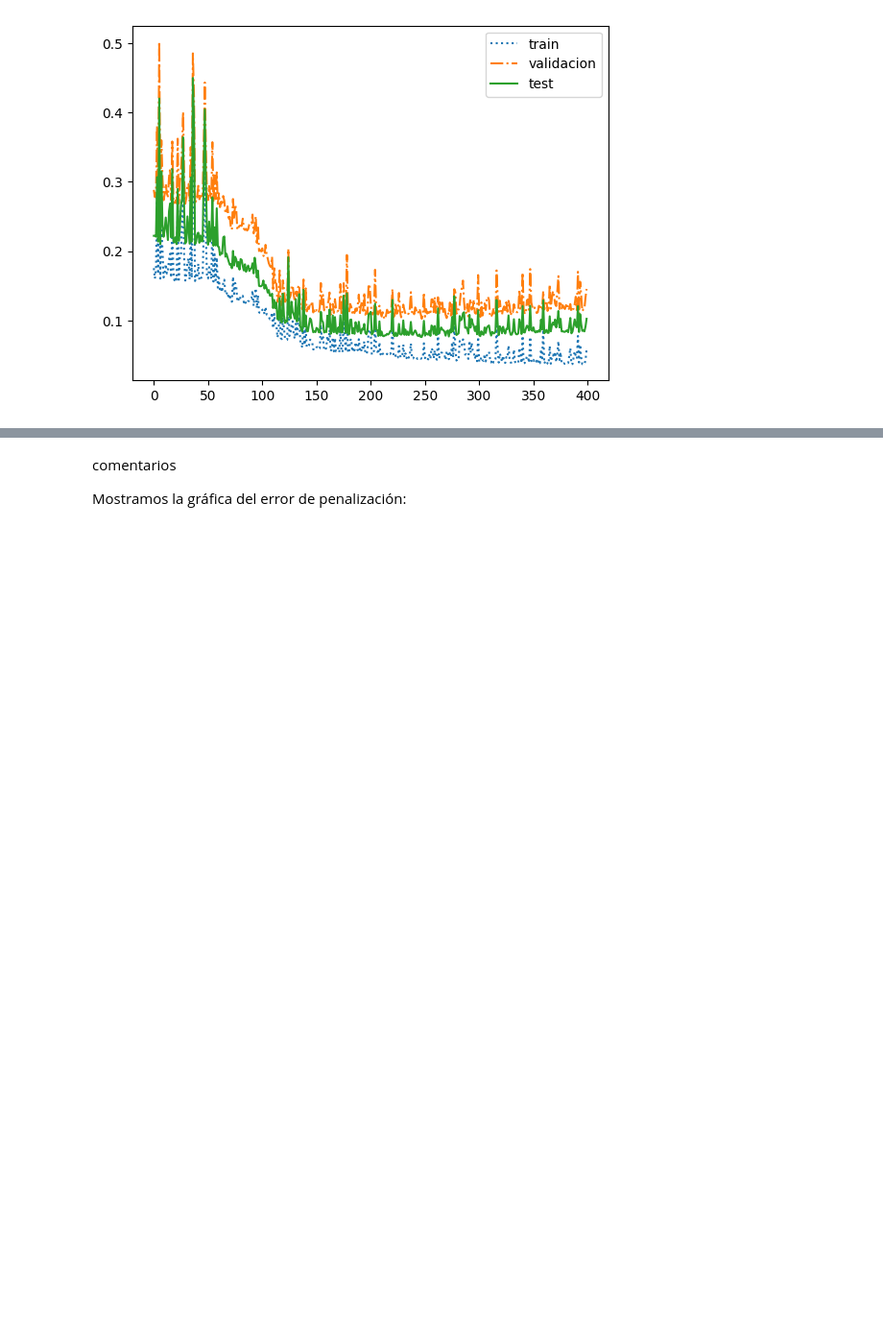
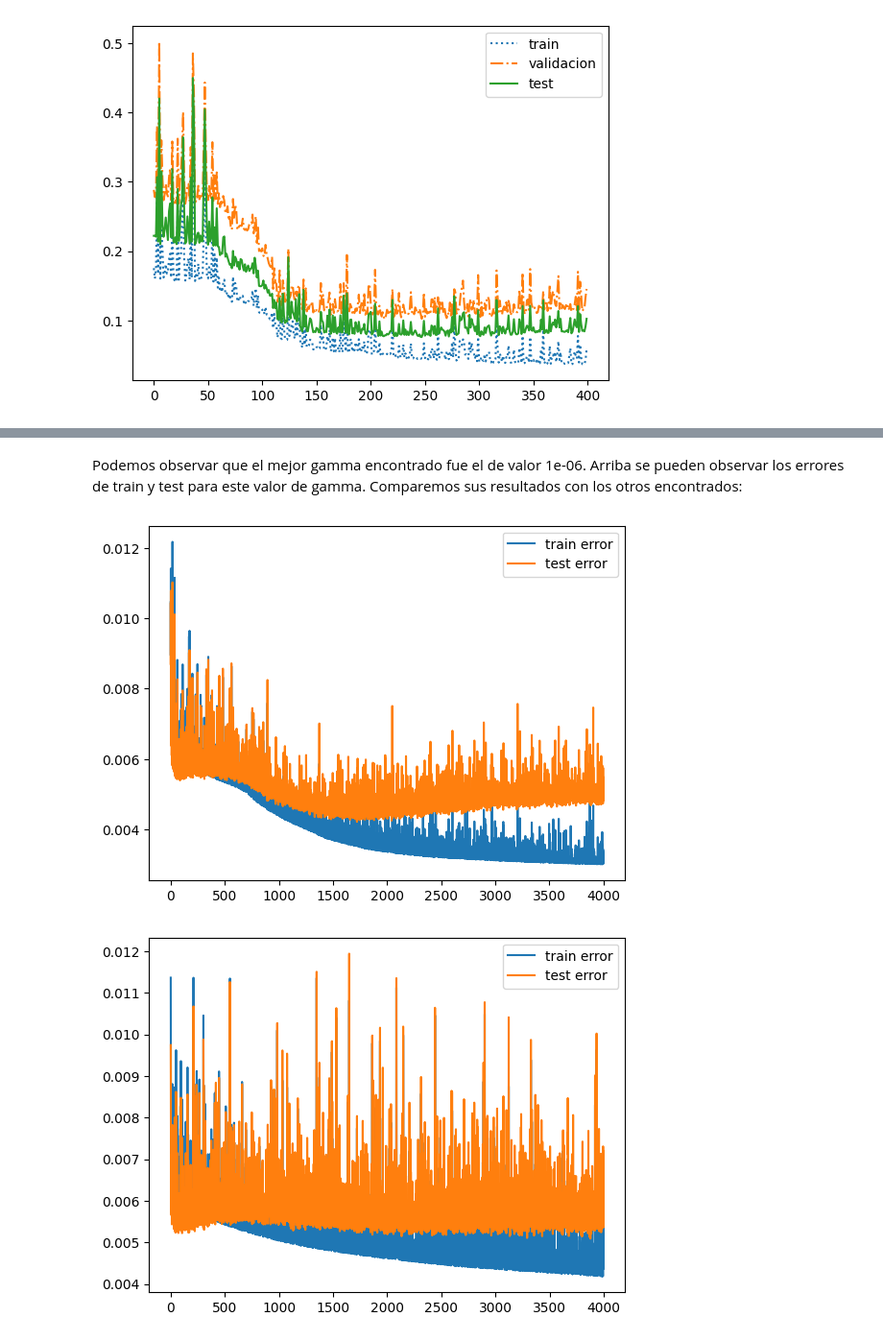
Before and after one commit to alduzarate/MachineLearning, a Jupyter notebook: TP2/ANN.ipynb, the cells around one changed output, grey strips where cells are left out. Shown at 96% size. Drawn from its saved outputs; the diff is of its cells as text; code cells hidden in the pictures; blank space fills up the shorter version.

```diff
--- a/TP2/ANN.ipynb
+++ b/TP2/ANN.ipynb
@@ -395,4 +397,14 @@ plt.show()
-# %% [markdown]
-comentarios
-
-Mostramos la gráfica del error de penalización:
+# %% [markdown]
+Podemos observar que el mejor gamma encontrado fue el de valor 1e-06. Arriba se pueden observar los errores de train y test para este valor de gamma. Comparemos sus resultados con los otros encontrados:
+# %%
+for gamma in [10**(-6), 10**(-5), 10**(-4), 10**(-3), 10**(-2), 10**(-1)]:
+    path = 'ej4/datos_errores_gamma_'+str(gamma)+'.csv'
+    datos_errores = pd.read_csv(path)
+    datos_errores = datos_errores.drop('Unnamed: 0', axis=1)
+    plt.plot(evaluaciones, datos_errores['e_train'], label = 'train error')
+    plt.plot(evaluaciones, datos_errores['e_test'], label = 'test error')
+    plt.legend()
+    plt.show()
+# %% [output]
+[figure, added]
+[figure, added]
```
Also changed, not shown: parts of 13 cells of this notebook, 2 other files.
